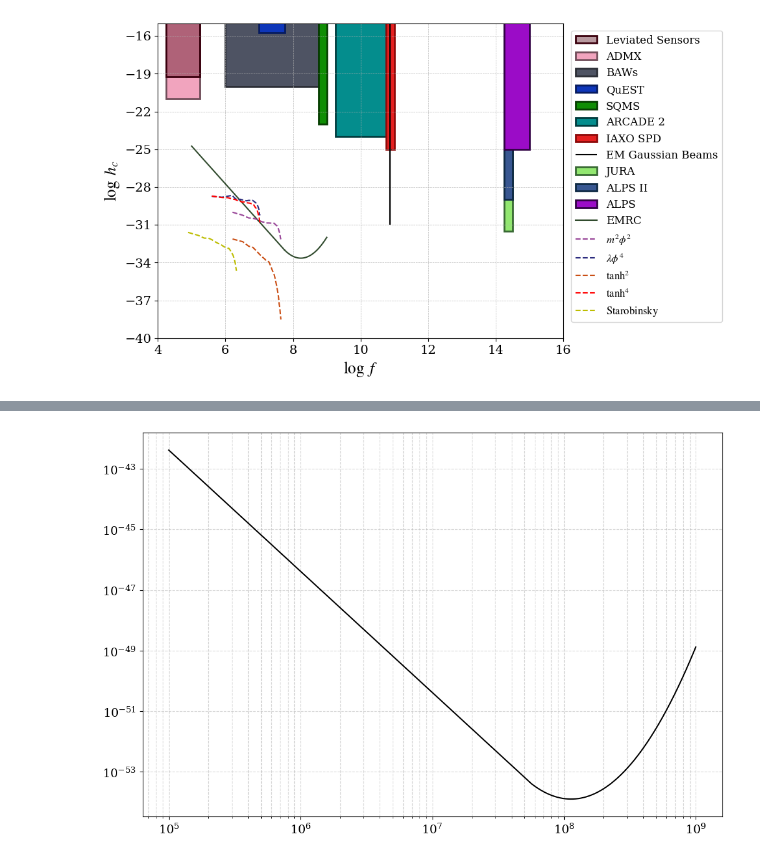
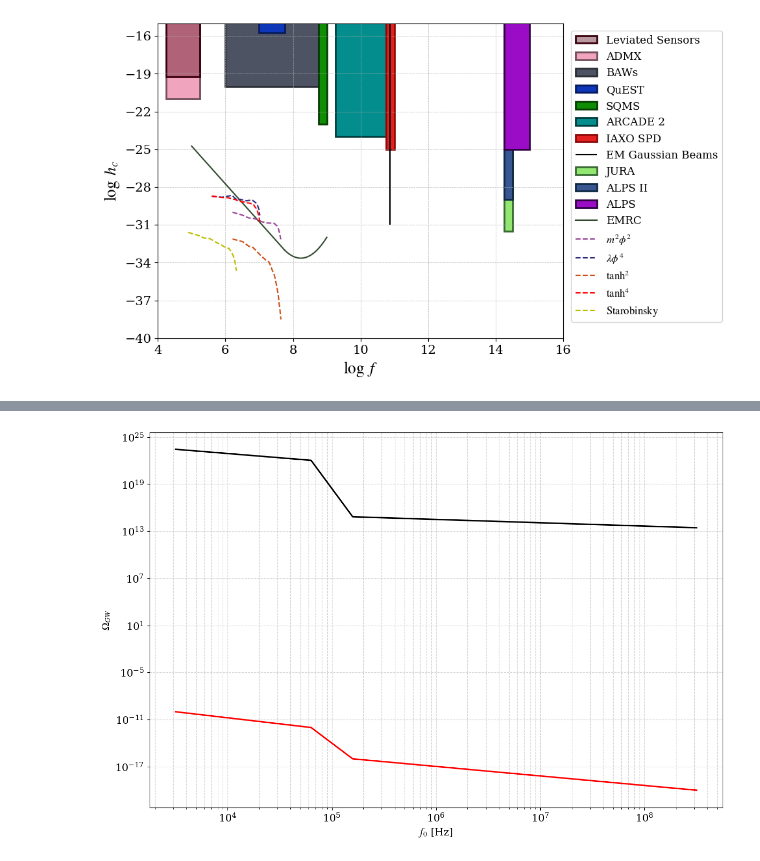
Before and after one commit to TomasCiccarella/Tesis, a Jupyter notebook: cosmolattice/GW_Exp.ipynb, the cells around one changed output, grey strips where cells are left out. Cells and saved outputs as stored; diff of their text form; code cells hidden in the pictures.

```diff
--- a/cosmolattice/GW_Exp.ipynb
+++ b/cosmolattice/GW_Exp.ipynb
@@ -361,13 +383,26 @@ plt.savefig("GW_Strain_Spectrum.pdf", format = "pdf", bbox_inches='tight')
 # %%
-x_EMRC = np.concatenate((x1, x2))
-y_EMRC = np.concatenate((y1, y2))
-y_EMRC = 10**y_EMRC
-x_EMRC = 10**x_EMRC
+H0 = 67.4 * 1e3 / (3.086e22)  # Hubble constant in SI units (s^-1)
 
-Omega = 4*np.pi**2*x_EMRC**2*y_EMRC**2/(3e4)
+# LC Circuits
+xLC1 = np.logspace(3.5,4.8,1000)
+xLC2 = np.logspace(4.8,5.2,1000)
+xLC3 = np.logspace(5.2,8.5,1000)
+yLC1 = np.logspace(-10,-12,1000)
+yLC2 = np.logspace(-12,-16,1000)
+yLC3 = np.logspace(-16,-20,1000)
+xLC = np.concatenate((xLC1, xLC2, xLC3))
+yLC = np.concatenate((yLC1, yLC2, yLC3))
+OmegaLC = (2 * np.pi * xLC * yLC/(np.sqrt(3) * H0))**2
+hc = np.sqrt(3 * H0**2 * OmegaLC / (4 * np.pi**2 * xLC**2))
 
 plt.figure(figsize=(12, 8))
-plt.loglog(x_EMRC, Omega, 'k-', label='EMRC', linewidth=1.5)
+plt.plot(xLC, OmegaLC, 'k-', label='LC Circuits', linewidth=2)
+plt.plot(xLC, hc, 'r-', label='Characteristic Strain', linewidth=2)
 plt.grid(True, which='both', linestyle='--', alpha=0.5)
+plt.xlabel(r'$f_0$ [Hz]', fontsize=14)
+plt.ylabel(r'$\Omega_{GW}$', fontsize=14)
+plt.xscale('log')
+plt.yscale('log')
+plt.tight_layout()
 # %% [output]
-[figure, old version]
+[figure, new version]
```
Also changed, not shown: parts of 3 cells of this notebook, 15 other files.
